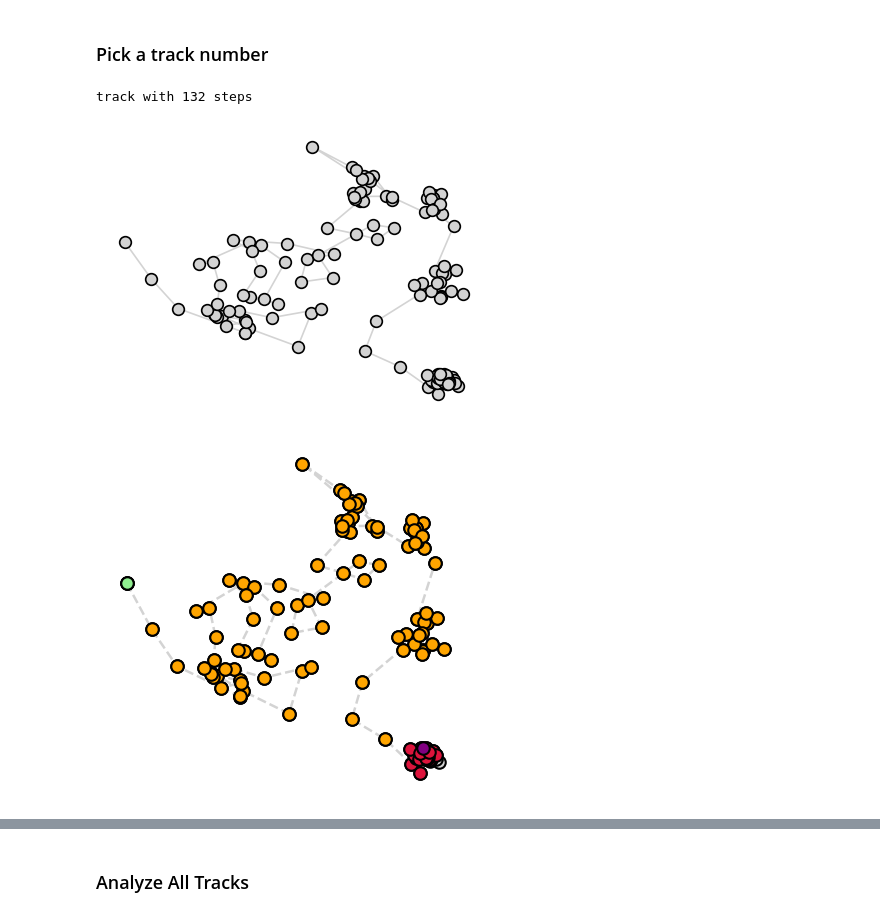
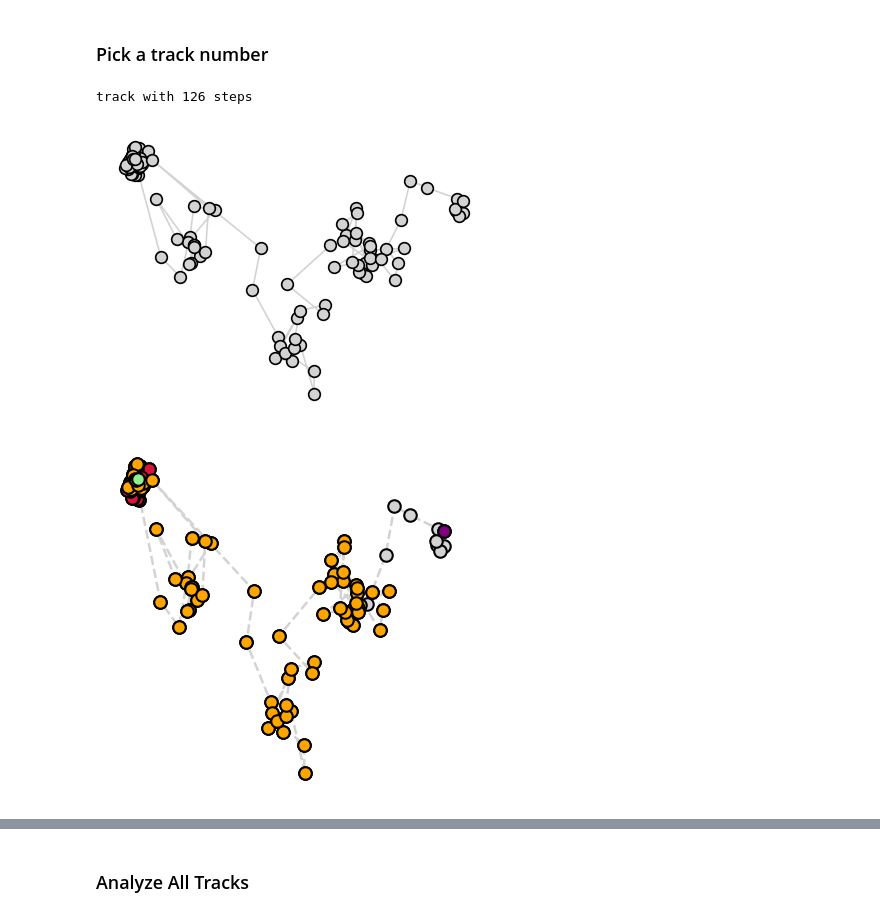
Before and after one commit to paulocaldas/loose-lab-tools, a Jupyter notebook: trajectory-subsegment-classification_ConfinementRatioTest_v2021.ipynb, the cells around one changed output, grey strips where cells are left out. Cells and saved outputs as stored; diff of their text form; code cells hidden in the pictures.

```diff
--- a/trajectory-subsegment-classification_ConfinementRatioTest_v2021.ipynb
+++ b/trajectory-subsegment-classification_ConfinementRatioTest_v2021.ipynb
@@ -246,7 +246,7 @@ table = FilterTracks(table, 30)
 # pick data set to analyze; pick a track number
 data = table
 frame_interval = rate
-i = 76
+i = 145
 
 # track selection
 track = data[data.TRACK_ID == i]
@@ -611,7 +610,7 @@ def ComputeSubSegmentStats(track_score_denoised, transition_points, rate, col =
 # pick data set to analyze; pick a track number
 data = table
 frame_interval = rate
-i = 26
+i = 145
 
 # track selection
 track = data[data.TRACK_ID == i]
@@ -620,15 +619,15 @@ print('track with {} steps'.format(len(track)))
 fig, ax = plt.subplots(figsize = (4,3), dpi = 120)
 plt.plot(track.POSITION_X, track.POSITION_Y, '-o', lw = 1, color = 'lightgrey', markersize = 7, markeredgecolor = 'black'); plt.axis('off');
 # %% [output]
-track with 132 steps
+track with 126 steps
-[figure, old version]
+[figure, new version]
 # %%
-track_score = ComputeConfinementRatioScore(track, conf_ratio_thres = 500, rol_window = 10)
+track_score = ComputeConfinementRatioScore(track, conf_ratio_thres = 1000, rol_window = 10)
 track_score_denoised = DenoiseTransitionPoints(track_score, FindTransitionPoints(track_score))
 PlotConfinedRegions(track, track_score_denoised)
 #PlotConfinedAreas(track, track_score_denoised)
 # %% [output]
-[figure, old version]
+[figure, new version]
 # %%
 track_stats = ComputeSubSegmentStats(track_score_denoised, FindTransitionPoints(track_score_denoised), rate)
 track_stats
```
Also changed, not shown: parts of 10 cells of this notebook.
